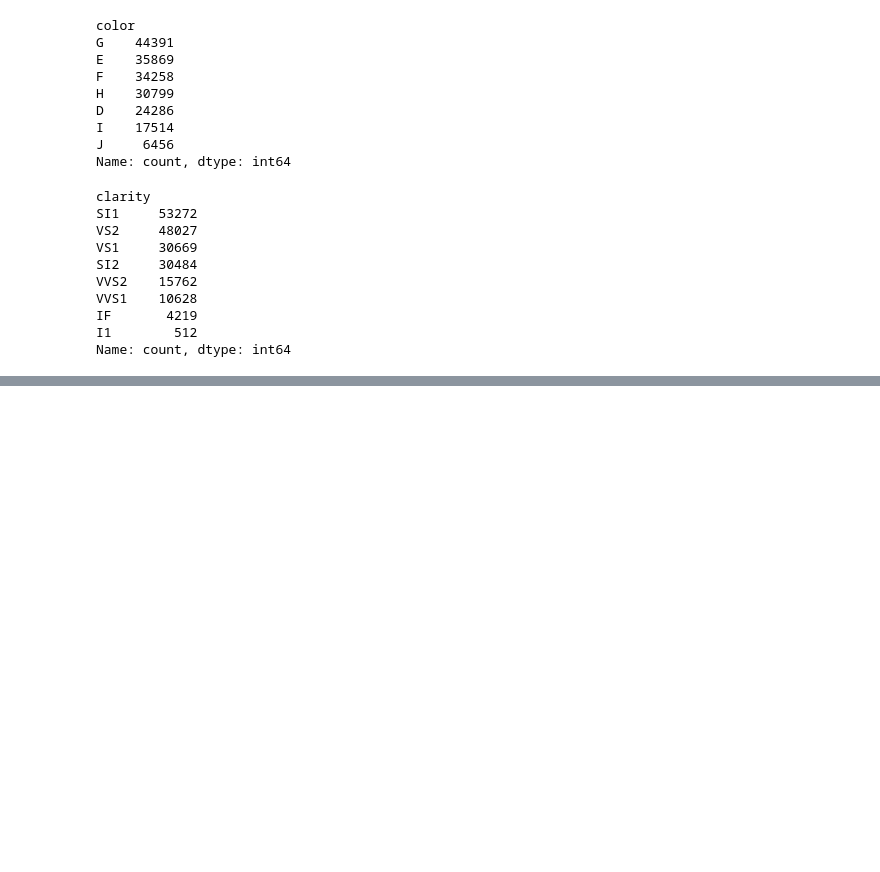
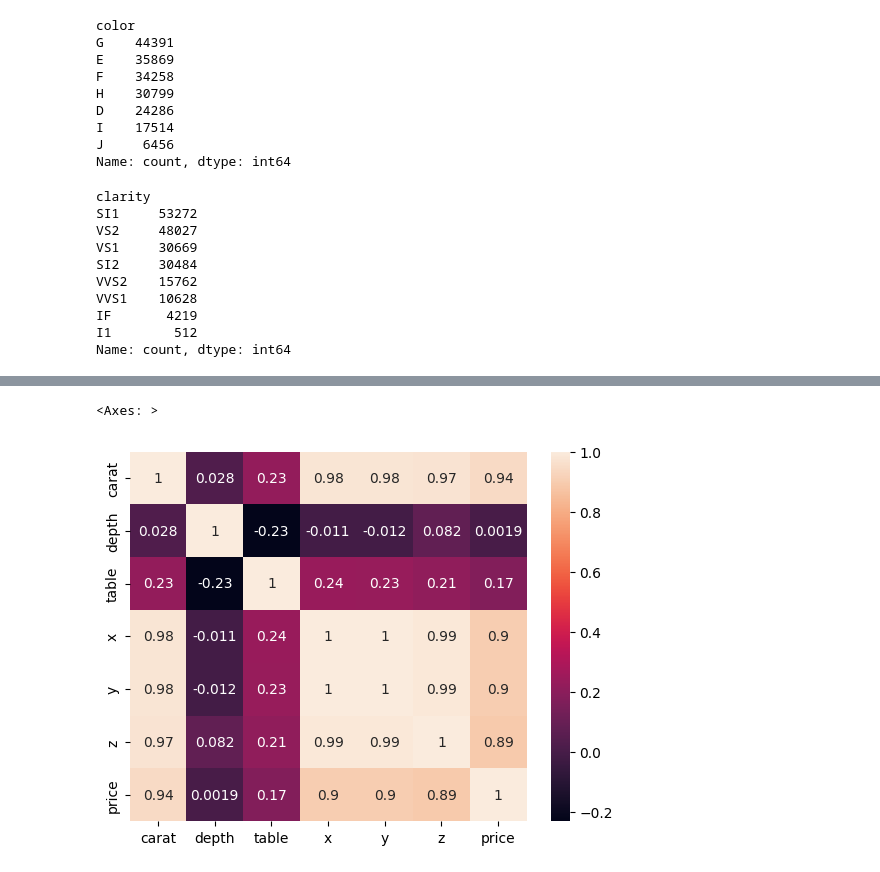
Before and after one commit to GauravMishra07/DiamondPricePrediction1, a Jupyter notebook: notebooks/EDA.ipynb, the cells around one changed output, grey strips where cells are left out. Cells and saved outputs as stored; diff of their text form; code cells hidden in the pictures; blank space fills up the shorter version.

```diff
--- a/notebooks/EDA.ipynb
+++ b/notebooks/EDA.ipynb
@@ -165,0 +172,6 @@ ModuleNotFoundError: No module named 'seaborn'
+# %%
+## correlation
+sns.heatmap(df[numerical_columns].corr(),annot=True)
+# %% [output]
+<Axes: >
+[figure, added]
```
Also changed, not shown: parts of 10 cells of this notebook, 6 other files.
